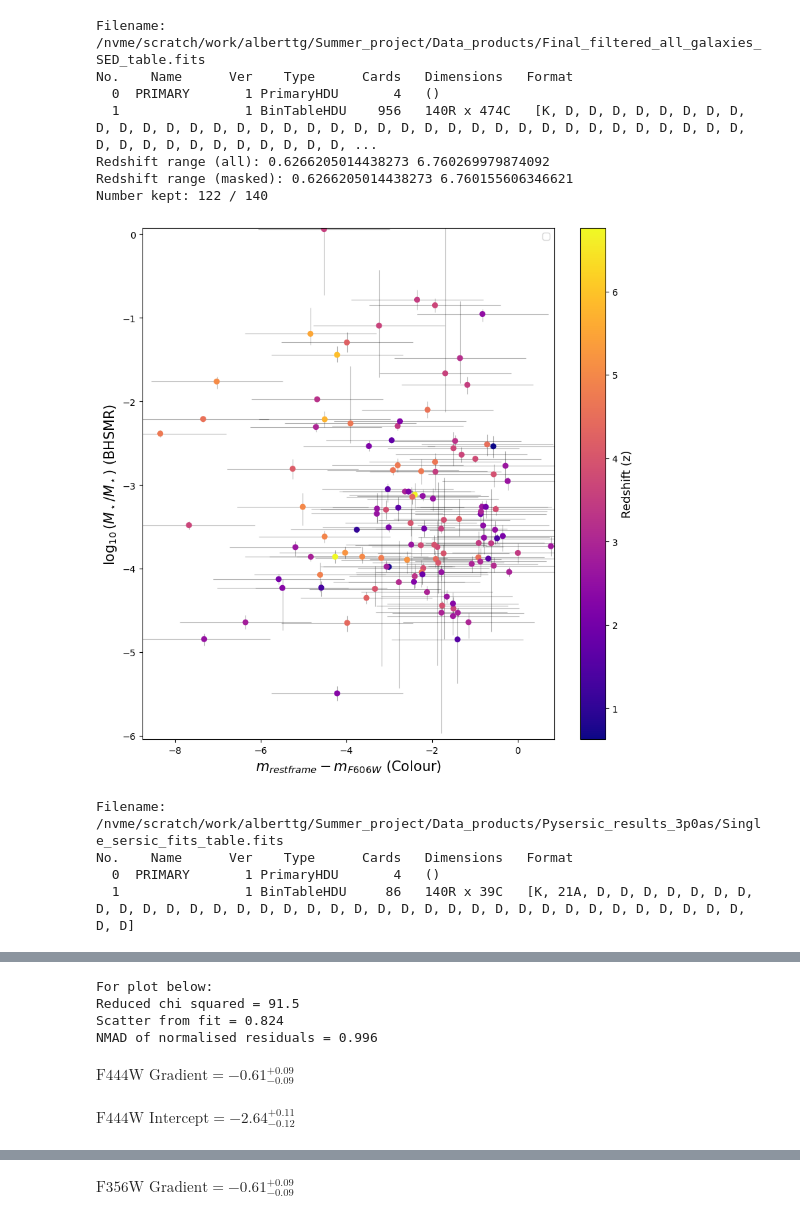
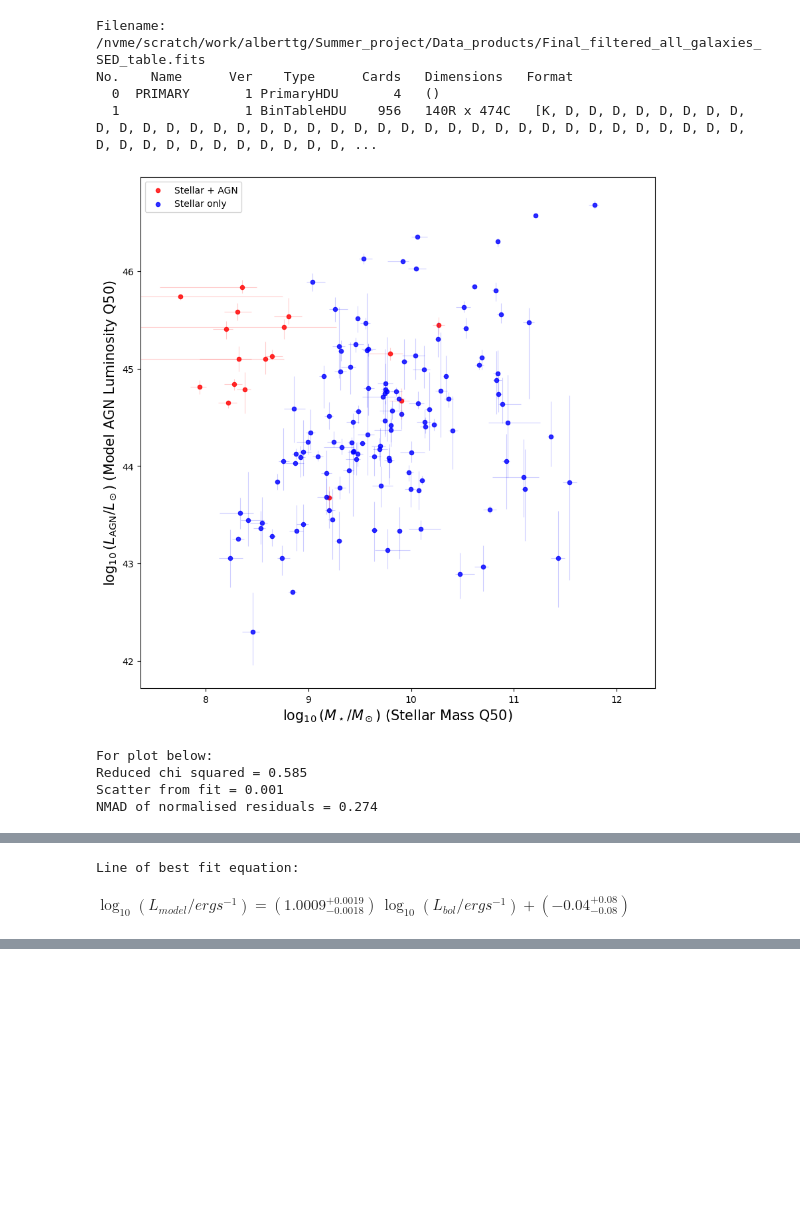
Before and after one commit to a-tg161/Summer_project, a Jupyter notebook: Jupyter_notebooks/More_plotting.ipynb, the cells around one changed output, grey strips where cells are left out. Drawn from its saved outputs; the diff is of its cells as text; code cells hidden in the pictures; blank space fills up the shorter version.

```diff
--- a/Jupyter_notebooks/More_plotting.ipynb
+++ b/Jupyter_notebooks/More_plotting.ipynb
@@ -897,7 +943,7 @@ def bhm_vs_morph(table):
     ax_n.legend(loc='upper right')
     plt.show()
 # %%
-def bhsmr_vs_morph(table):
+def stacked_bhsmr_vs_morph(table):
     """
     Black hole mass vs r_eff and vs n.
     """
@@ -954,7 +1000,7 @@ def bhsmr_vs_morph(table):
 
         display(Math(rf" \text{{{filt} Gradient}} = {r_grad}^{{+{r_grad_upper_err}}}_{{-{r_grad_lower_err}}}"))
         display(Math(rf" \text{{{filt} Intercept}} = {r_inter}^{{+{r_inter_upper_err}}}_{{-{r_inter_lower_err}}}"))
-
+        """
         # Plot best fit line for all data:
         plot_best_fit_with_uncertainty(
             ax_r,
@@ -972,10 +1018,11 @@ def bhsmr_vs_morph(table):
             line_kwargs=None,
             band_kwargs=None
         )
-
+        """
 
     ax_r.set_ylabel(r'$\log_{10}(M_{BH}/M_\star)$ (Black Hole Stellar Mass Ratio)',fontdict={'fontsize': 15})
     ax_r.set_xlabel(r'$r_{eff} / kpc$ (Half-light radius)',fontdict={'fontsize': 15})
+    ax_r.set_xlim(0, 6)
     ax_r.legend(loc='upper right')
     plt.show()
 
@@ -1411,9 +1935,9 @@ def plot_AGNlum(DIC_filtered_table):
     """
     Plotting Q50 AGN luminosity against Q50 stellar mass, showing by colour which SED model was selected (stellar only or stellar+AGN).
 
-    Plotting difference between stellar mass from stellar only table and stellar AGN table.
+    Plotting AGN luminosity from model against Shay's data.
 
-    Plotting AGN luminosity from model against Shay's data.
+    Plotting bhsmr vs AGNlum.
     """
 
     #Load data
@@ -1519,7 +2043,7 @@ def plot_AGNlum(DIC_filtered_table):
         ax2, x_dummy_data2, gradient2, intercept2,
         gradient_upper_err2, gradient_lower_err2,
         intercept_upper_err2, intercept_lower_err2,
-        "Line of best fit", "red", fill=True, zorder=3,
+        "Line of best fit", "red", fill=True, zorder=1,
     )
 
     # 1:1 line
@@ -1541,8 +2065,8 @@ def plot_AGNlum(DIC_filtered_table):
 
     print("Line of best fit equation: ")
     display(Math(
-        rf"$\log_{{10}}(M_{{\rm BH}}/M_\star)"
+        rf"$\log_{{10}}(L_{{model}}/ ergs^{{-1}})"
         rf" = ({grad2}^{{+{grad_upper_err2}}}_{{-{grad_lower_err2}}})\,"
-        rf"\log_{{10}}(SFR100 / M_\odot yr^{{-1}})"
+        rf"\log_{{10}}(L_{{bol}}/ ergs^{{-1}})"
         rf" + ({inter2}^{{+{inter_upper_err2}}}_{{-{inter_lower_err2}}})$"
     ))
@@ -1551,12 +2124,9 @@ if __name__ == "__main__":
 
     SED_tab = open_fits_table("/nvme/scratch/work/alberttg/Summer_project/Data_products/Final_filtered_all_galaxies_SED_table.fits")
 
-    # plot_AGNlum(SED_tab)
+    plot_AGNlum(SED_tab)
 
     # time_evolution_SED_data(SED_tab)
-
-    plot_galaxy_colours(SED_tab)
-
 
     morphology_tab = open_csv_table("/nvme/scratch/work/alberttg/Summer_project/csv_tables/All_morphology_table.csv")
 
@@ -1565,47 +2135,69 @@ if __name__ == "__main__":
                 morphology_tab,
                 keys=["SURVEY_ID", "REDSHIFT"]
     )
+
+    print("For BIC filtered table: ")
+
+    plot_galaxy_colours(morphology_and_galaxy_table)
+
+    log_A_vs_C(morphology_and_galaxy_table)
+
+    gini_vs_M20(morphology_and_galaxy_table)
+
+    stacked_bhsmr_vs_morph(morphology_and_galaxy_table)
+
+    individual_plots_bhsmr_vs_r_eff_filtered_morph(morphology_and_galaxy_table)
+
+    individual_plots_bhsmr_vs_n(morphology_and_galaxy_table)
 
     # time_evolution_morphology(morphology_and_galaxy_table)
 
     #--------------------------------------------------------------------------------------------------------------
     single_morph_table = open_fits_table("/nvme/scratch/work/alberttg/Summer_project/Data_products/Pysersic_results_3p0as/Single_sersic_fits_table.fits")
 
     single_morph_galaxy_table = join(
             SED_tab,
             single_morph_table,
             keys=["SURVEY_ID", "SURVEY", "REDSHIFT"]
     )
 
+    print("For single sersic fits only: ")
+
     # bhm_vs_morph(single_morph_galaxy_table) needs a mask for 0 errs
 
-    bhsmr_vs_morph(single_morph_galaxy_table)
+    stacked_bhsmr_vs_morph(single_morph_galaxy_table)
 
-    individual_plots_bhsmr_vs_morph(single_morph_galaxy_table)
+    individual_plots_bhsmr_vs_n(single_morph_galaxy_table)
+
+
+    #--------------------------------------------------------------------------------------------------------------
 
     PS_single_morph_table = open_fits_table("/nvme/scratch/work/alberttg/Summer_project/Data_products/Pysersic_results_0p96as/PS_single_sersic_NEW_fits_table.fits")
 
     PS_single_morph_galaxy_table = join(
                 SED_tab,
                 PS_single_morph_table,
                 keys=["SURVEY_ID", "SURVEY", "REDSHIFT"]
         )
 
-    # bhm_vs_morph(PS_single_morph_galaxy_table) needs a mask for 0 errs
+    print("For single+PS fits only: ")
 
-    bhsmr_vs_morph(PS_single_morph_galaxy_table)
+    plot_bhsmr_vs_flux(PS_single_morph_galaxy_table)
 
-    individual_plots_bhsmr_vs_morph(PS_single_morph_galaxy_table)
+    stacked_bhsmr_vs_morph(PS_single_morph_galaxy_table)
+
+    individual_plots_bhsmr_vs_r_eff(PS_single_morph_galaxy_table)
+
+    individual_plots_bhsmr_vs_n(PS_single_morph_galaxy_table)
+
+    #---------------------------------------------------------------------------------------------------------------------------------------
 # %% [output]
 Filename: /nvme/scratch/work/alberttg/Summer_project/Data_products/Final_filtered_all_galaxies_SED_table.fits
 No.    Name      Ver    Type      Cards   Dimensions   Format
   0  PRIMARY       1 PrimaryHDU       4   ()
   1                1 BinTableHDU    956   140R x 474C   [K, D, D, D, D, D, D, D, D, D, D, D, D, D, D, D, D, D, D, D, D, D, D, D, D, D, D, D, D, D, D, D, D, D, D, D, D, D, D, D, D, D, D, D, D, D, D, D, ...
-Redshift range (all): 0.6266205014438273 6.760269979874092
-Redshift range (masked): 0.6266205014438273 6.760155606346621
-Number kept: 122 / 140
-[figure, old version]
+[figure, new version]
-Filename: /nvme/scratch/work/alberttg/Summer_project/Data_products/Pysersic_results_3p0as/Single_sersic_fits_table.fits
-No.    Name      Ver    Type      Cards   Dimensions   Format
-  0  PRIMARY       1 PrimaryHDU       4   ()
-  1                1 BinTableHDU     86   140R x 39C   [K, 21A, D, D, D, D, D, D, D, D, D, D, D, D, D, D, D, D, D, D, D, D, D, D, D, D, D, D, D, D, D, D, D, D, D, D, D, D, D]
+For plot below:
+Reduced chi squared = 0.585
+Scatter from fit = 0.001
+NMAD of normalised residuals = 0.274
@@ -1612,6 +2205,2 @@ No.    Name      Ver    Type      Cards   Dimensions   Format
-For plot below:
-Reduced chi squared = 91.5
-Scatter from fit = 0.824
-NMAD of normalised residuals = 0.996
+Line of best fit equation:
-$\displaystyle  \text{F444W Gradient} = -0.61^{+0.09}_{-0.09}$
+$\displaystyle \log_{10}(L_{model}/ ergs^{-1}) = (1.0009^{+0.0019}_{-0.0018})\,\log_{10}(L_{bol}/ ergs^{-1}) + (-0.04^{+0.08}_{-0.08})$
-$\displaystyle  \text{F444W Intercept} = -2.64^{+0.11}_{-0.12}$
@@ -1622 +2208,0 @@ NMAD of normalised residuals = 0.972
-$\displaystyle  \text{F356W Gradient} = -0.61^{+0.09}_{-0.09}$
```
Also changed, not shown: parts of 11 cells of this notebook, 5 other files.
